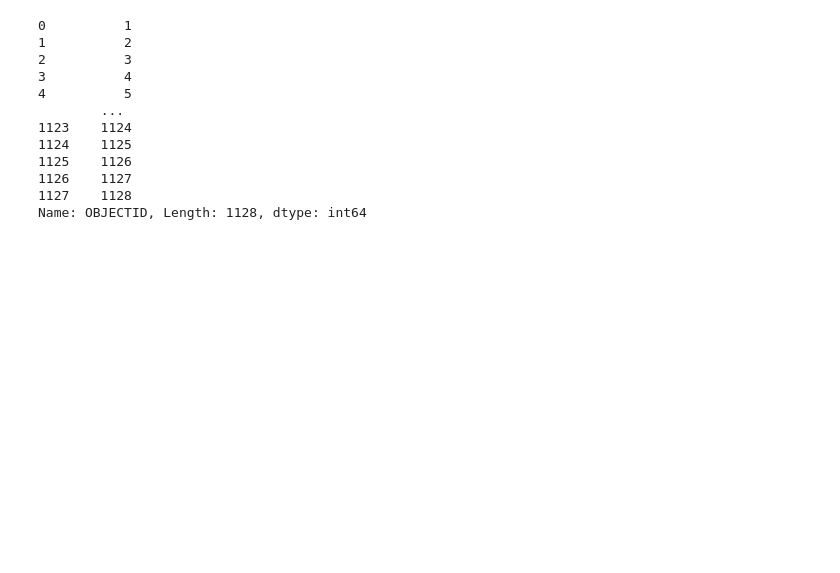
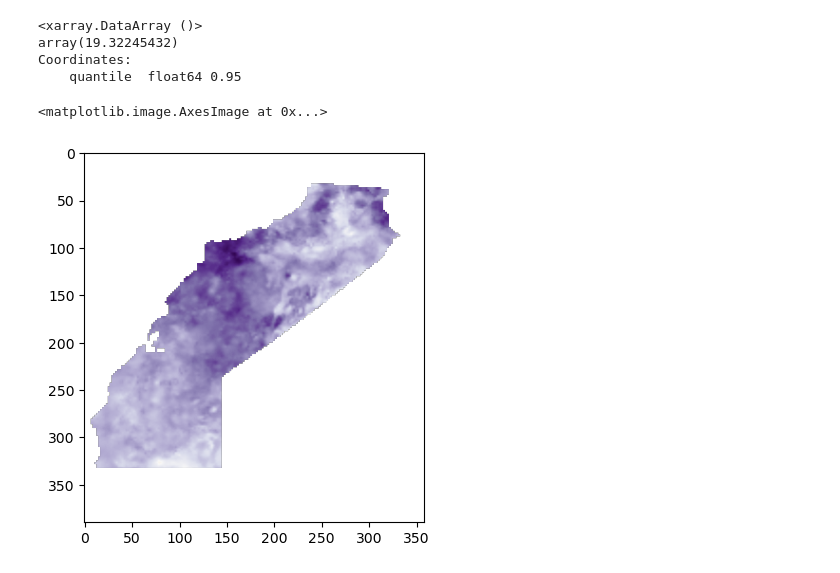
Before and after one commit to AgentOxygen/Troubled-Waters-App, a Jupyter notebook: Prototyping.ipynb, the cells around one changed output. Cells and saved outputs as stored; diff of their text form; code cells hidden in the pictures; blank space fills up the shorter version.

Commit message:
Added image output functions

```diff
--- a/Prototyping.ipynb
+++ b/Prototyping.ipynb
@@ -15,28 +12,0 @@ new_lat.size / 4
-# %%
-new_lat = np.linspace(ratio.lat[0], ratio.lat[-1], ratio.lat.size*4)
-# %%
-DATA_DIR = "../troubled_waters_data/netcdf/"
-DATA_OUTPUT_DIR = "../troubled_waters_data/output_netcdf/"
-metrics = ['frac_extreme', 'max_threeday_precip', 'nov_mar_percent',
-            'rainfall_ratio', 'num_ros_events', 'norm_rain_on_snow',
-            'SWE_total', 'et']
-
-hist_suffix = '_now'
-for rcp in ["RCP85", "RCP45"]:
-    for met_index, metric in enumerate(metrics):
-        metric_models = xarray.open_dataset(f"{DATA_DIR}{metric}_{rcp}.nc")
-        metric_hist_models = xarray.open_dataset(F"{DATA_DIR}{metric}_{rcp}{hist_suffix}.nc")
-
-        if metric == "SWE_total":
-            metric_hist_models = metric_hist_models.where(metric_hist_models > 1)
-        ratio = metric_models / metric_hist_models
-
-        new_lat = np.linspace(ratio.lat[0], ratio.lat[-1], ratio.lat.size*8)
-        new_lon = np.linspace(ratio.lon[0], ratio.lon[-1], ratio.lon.size*8)
-
-        ratio.to_netcdf(f"{DATA_OUTPUT_DIR}{metric}_{rcp}.nc")
-# %%
-new_lat = np.linspace(ratio.lat[0], ratio.lat[-1], ratio.lat.size*3)
-new_lon = np.linspace(ratio.lon[0], ratio.lon[-1], ratio.lon.size*3)
-
-new = ratio.interp(lat=new_lat, lon=new_lon)
@@ -311,16 +12,0 @@ KeyboardInterrupt:
-# %%
-shapefile_path = SHPFILE_DIR + "WBD_USGS_HUC10_CA.shp"
-geopandas.read_file(shapefile_path)["OBJECTID"]
-# %% [output]
-0          1
-1          2
-2          3
-3          4
-4          5
-        ...
-1123    1124
-1124    1125
-1125    1126
-1126    1127
-1127    1128
-Name: OBJECTID, Length: 1128, dtype: int64
@@ -330,0 +57,7 @@ for x in xs:
+# %%
+metric_means["frac_extreme_RCP85"].max()
+# %% [output]
+<xarray.DataArray ()>
+array(19.32245432)
+Coordinates:
+    quantile  float64 0.95
@@ -330,0 +66,16 @@ for x in xs:
+# %%
+vals = metric_means["frac_extreme_RCP85"].values
+img = np.zeros((vals.shape[0], vals.shape[1], 4))
+
+cmap = cm.get_cmap('PuOr')
+norm = norms[0]
+
+for i in range(vals.shape[0]):
+    for j in range(vals.shape[1]):
+        value = cmap(norm(vals[i, j]))
+        img[i, j] = np.array((value[0], value[1], value[2], (1-np.isnan(vals[i, j])*1)))
+
+plt.imshow(img)
+# %% [output]
+<matplotlib.image.AxesImage at 0x...>
+[figure, added]
```
Also changed, not shown: parts of 12 cells of this notebook, 2 other files.
